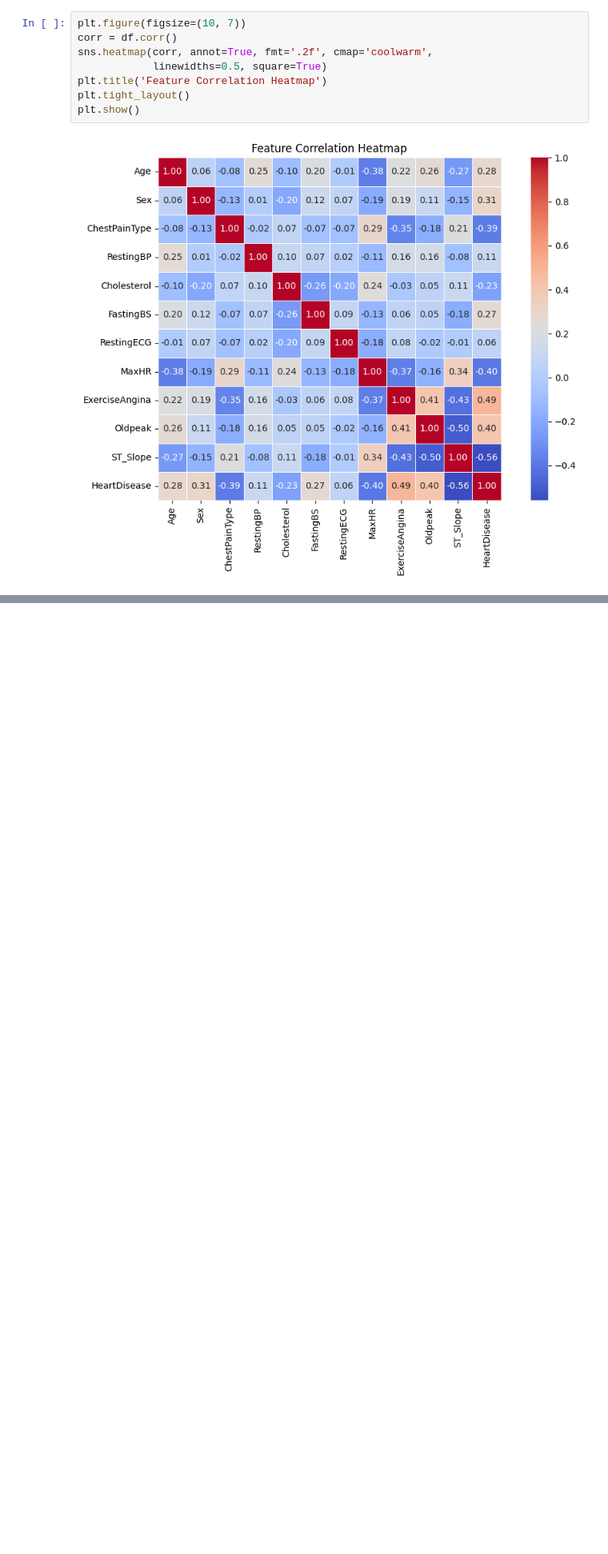
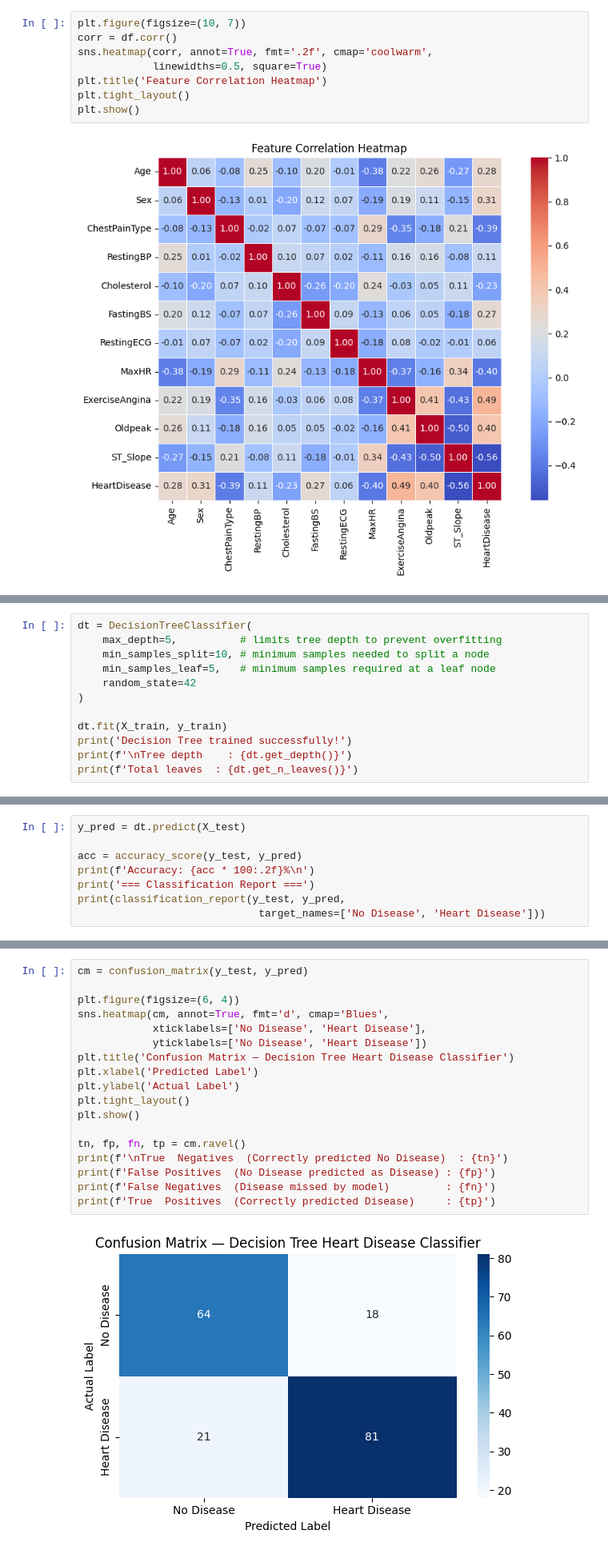
Before and after one commit to abdullah123-collab/Machine_Learning-, a Jupyter notebook: Basics/Supervised_Learning_Algorithms/Classification/DecisionTreeClassifier/Heart_Disease/disease.ipynb, the cells around one changed output, grey strips where cells are left out. Shown at 80% size. Cells and saved outputs as stored; diff of their text form; blank space fills up the shorter version.

Commit message:
Model training and testing

```diff
--- a/Basics/Supervised_Learning_Algorithms/Classification/DecisionTreeClassifier/Heart_Disease/disease.ipynb
+++ b/Basics/Supervised_Learning_Algorithms/Classification/DecisionTreeClassifier/Heart_Disease/disease.ipynb
@@ -141,0 +171,12 @@ plt.show()
+# %%
+dt = DecisionTreeClassifier(
+    max_depth=5,          # limits tree depth to prevent overfitting
+    min_samples_split=10, # minimum samples needed to split a node
+    min_samples_leaf=5,   # minimum samples required at a leaf node
+    random_state=42
+)
+
+dt.fit(X_train, y_train)
+print('Decision Tree trained successfully!')
+print(f'\nTree depth    : {dt.get_depth()}')
+print(f'Total leaves  : {dt.get_n_leaves()}')
@@ -141,0 +188,8 @@ plt.show()
+# %%
+y_pred = dt.predict(X_test)
+
+acc = accuracy_score(y_test, y_pred)
+print(f'Accuracy: {acc * 100:.2f}%\n')
+print('=== Classification Report ===')
+print(classification_report(y_test, y_pred,
+                             target_names=['No Disease', 'Heart Disease']))
@@ -141,0 +208,20 @@ plt.show()
+# %%
+cm = confusion_matrix(y_test, y_pred)
+
+plt.figure(figsize=(6, 4))
+sns.heatmap(cm, annot=True, fmt='d', cmap='Blues',
+            xticklabels=['No Disease', 'Heart Disease'],
+            yticklabels=['No Disease', 'Heart Disease'])
+plt.title('Confusion Matrix — Decision Tree Heart Disease Classifier')
+plt.xlabel('Predicted Label')
+plt.ylabel('Actual Label')
+plt.tight_layout()
+plt.show()
+
+tn, fp, fn, tp = cm.ravel()
+print(f'\nTrue  Negatives  (Correctly predicted No Disease)  : {tn}')
+print(f'False Positives  (No Disease predicted as Disease) : {fp}')
+print(f'False Negatives  (Disease missed by model)         : {fn}')
+print(f'True  Positives  (Correctly predicted Disease)     : {tp}')
+# %% [output]
+[figure, added]
```
Also changed, not shown: parts of 8 cells of this notebook.
